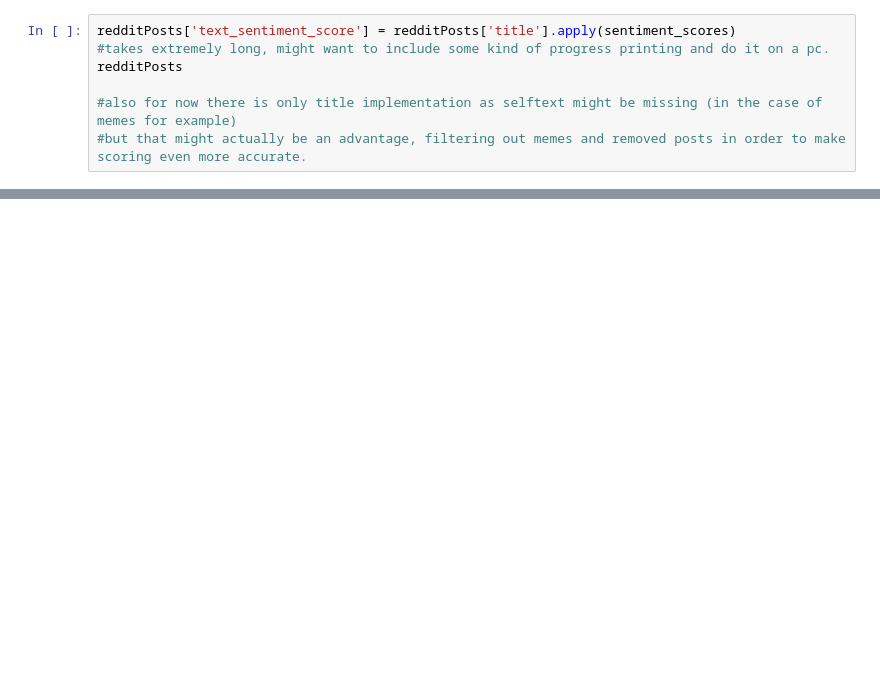
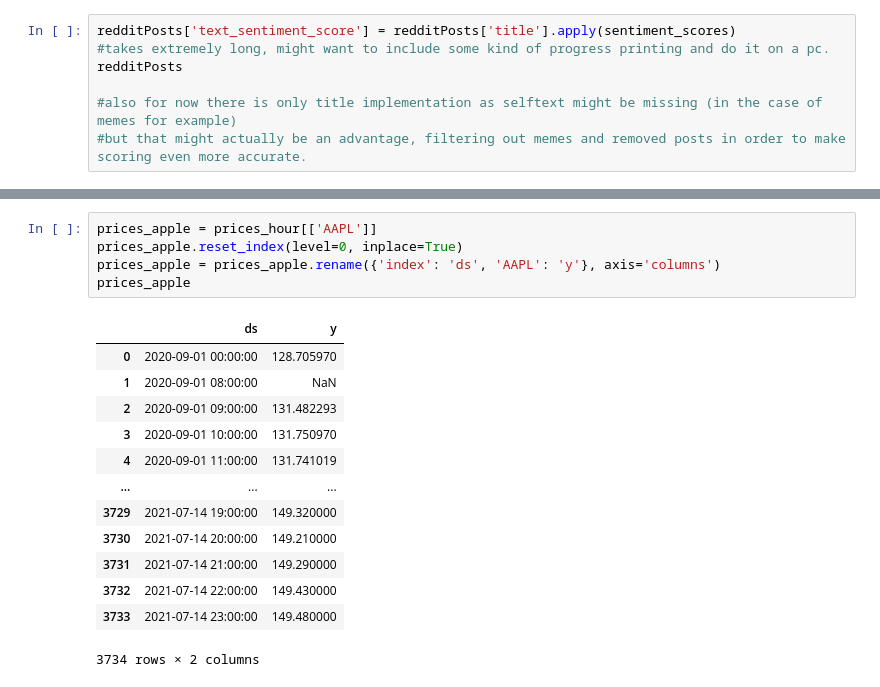
Before and after one commit to SaberQ19/socioPhysics_DiamondHands, a Jupyter notebook: StocksAndPosts.ipynb, the cells around one changed output, grey strips where cells are left out. Saved outputs shown, nothing was run; the diff lists cells and outputs as text; blank space fills up the shorter version.

```diff
--- a/StocksAndPosts.ipynb
+++ b/StocksAndPosts.ipynb
@@ -213,0 +429,19 @@ lag_plot(prices_hour['GME'])
+# %%
+prices_apple = prices_hour[['AAPL']]
+prices_apple.reset_index(level=0, inplace=True)
+prices_apple = prices_apple.rename({'index': 'ds', 'AAPL': 'y'}, axis='columns')
+prices_apple
+# %% [output]
+|  | ds | y |
+| 0 | 2020-09-01 00:00:00 | 128.705970 |
+| 1 | 2020-09-01 08:00:00 | NaN |
+| 2 | 2020-09-01 09:00:00 | 131.482293 |
+| 3 | 2020-09-01 10:00:00 | 131.750970 |
+| 4 | 2020-09-01 11:00:00 | 131.741019 |
+| ... | ... | ... |
+| 3729 | 2021-07-14 19:00:00 | 149.320000 |
+| 3730 | 2021-07-14 20:00:00 | 149.210000 |
+| 3731 | 2021-07-14 21:00:00 | 149.290000 |
+| 3732 | 2021-07-14 22:00:00 | 149.430000 |
+| 3733 | 2021-07-14 23:00:00 | 149.480000 |
+3734 rows × 2 columns
```
Also changed, not shown: parts of 18 cells of this notebook.
